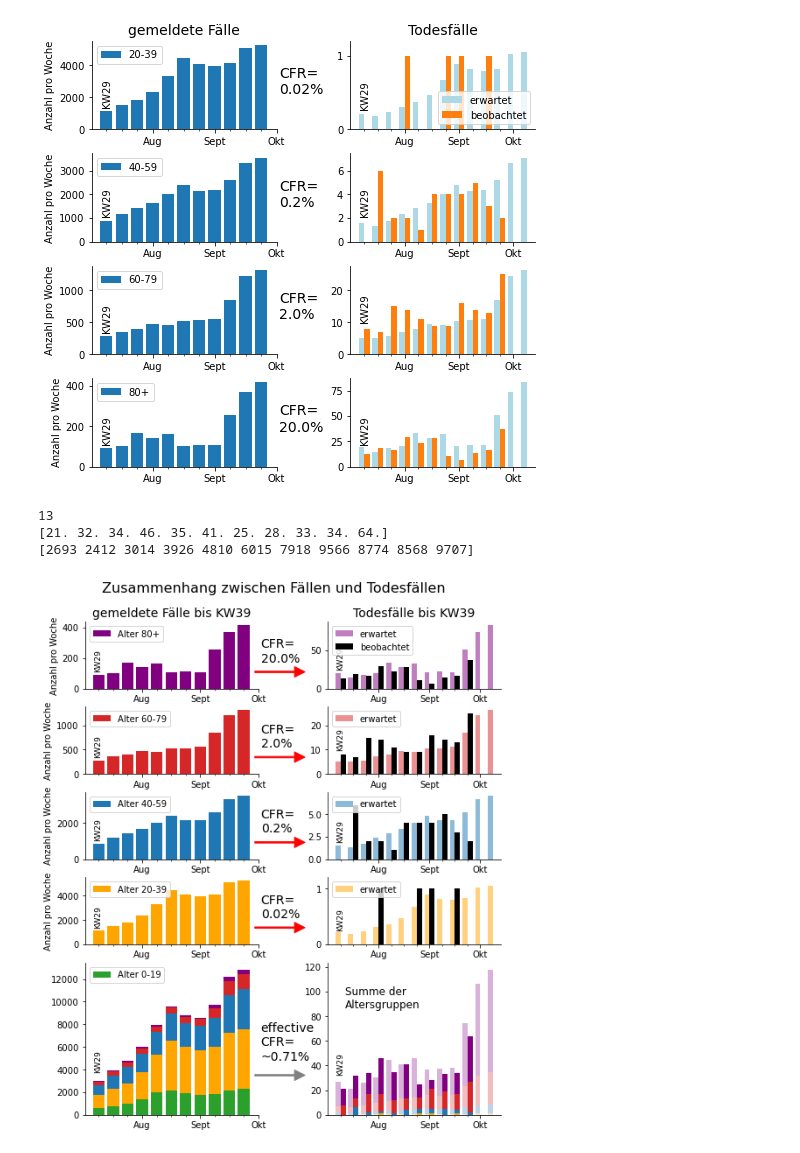
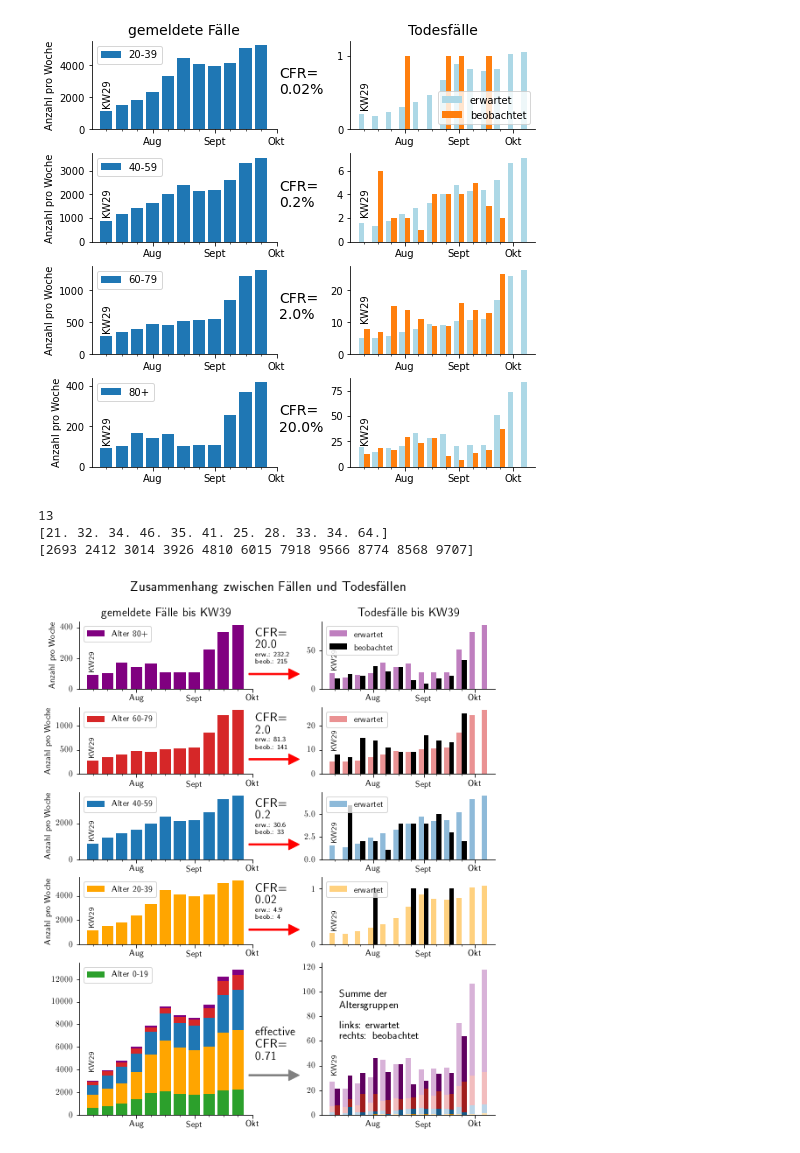
Before and after one commit to Priesemann-Group/covid19_research, a Jupyter notebook: SurvStat_RKI/notebooks/CFR_Graph.ipynb, the cells around one changed output. Drawn from its saved outputs; the diff is of its cells as text; code cells hidden in the pictures.

```diff
--- a/SurvStat_RKI/notebooks/CFR_Graph.ipynb
+++ b/SurvStat_RKI/notebooks/CFR_Graph.ipynb
@@ -264,8 +264,11 @@ for i,ab in enumerate(age_brackets[1:]):
     if i == 0:
         bx.set_ylim([0,1.2])
         bx.set_yticks([0,1])
-    ax.text(1.015,0.4,f"CFR=\n{cfr[ab]*100}%",transform=ax.transAxes,rotation=0,size=14)
-    ax.annotate("",xy=(1.27,.25),xytext=(.98,.25),xycoords='axes fraction', arrowprops=dict( color='red',width=1.5))
+    ax.text(1.015,0.6,f"CFR=\n{cfr[ab]*100}%",transform=ax.transAxes,rotation=0,size=14)
+    erw = np.sum(cases_by_ab[ab][:-3])*cfr[ab]
+    ax.text(1.015,0.38,"erw.: %.1f\nbeob.: %d"%(erw,np.sum(deaths_by_ab[ab][2:])),transform=ax.transAxes,size=8)
+
+    ax.annotate("",xy=(1.27,.22),xytext=(.98,.22),xycoords='axes fraction', arrowprops=dict( color='red',width=1.5))
 
     ax.legend(loc="upper left")
 
@@ -276,34 +279,36 @@ for i,ab in enumerate(age_brackets[1:]):
         bx.set_title("Todesfälle bis KW39",size=14)
     ax.set_ylabel("Anzahl pro Woche")
 
 cx.legend()
 dx.text(.1,.7,"Summe der\nAltersgruppen",transform=dx.transAxes,size=12)
+dx.text(.1,.5,"links: erwartet\nrechts: beobachtet",transform=dx.transAxes,size=12)
 fig.suptitle("Zusammenhang zwischen Fällen und Todesfällen",size=16)
 
 print(last_d[2:])
 print(last_c[:-2])
 
 s = "%.2f"%(100*np.mean(last_d[2:]/last_c[:-2]))
 cx.text(1.015,0.36,f"effective\nCFR=\n~"+s+"%",transform=cx.transAxes,rotation=0,size=14)
 cx.annotate("",xy=(1.27,.26),xytext=(.98,.26),xycoords='axes fraction', arrowprops=dict( color='grey',width=1.5))
 
+dx.bar(np.arange(len(deaths_by_age[ag])-2)+.2+29,last_d[2:],width=.4,color="black",label="beobachtet",alpha=0.25)
 
 for tx in txs:
 
     tx.spines['top'].set_visible(False)
     tx.spines['right'].set_visible(False)
 
     tx.set_xticks([32,36,40])
     tx.set_xticks(range(29,41),minor=True)
     tx.set_xticklabels(["Aug","Sept","Okt"])
 
 fig.savefig("AgeCfrEstimatedDeathsStack.pdf")
 fig.savefig("AgeCfrEstimatedDeathsStack.png",dpi=300)
 # %% [output]
 13
 [21. 32. 34. 46. 35. 41. 25. 28. 33. 34. 64.]
 [2693 2412 3014 3926 4810 6015 7918 9566 8774 8568 9707]
-[figure, old version]
+[figure, new version]
 # %%
 fig = plt.figure(figsize=(7.5,9))
 fig.subplots_adjust(wspace=0.4,hspace=0.27,left=0.1,right=0.98,top=0.91,bottom=0.04)
```
Also changed, not shown: parts of 2 cells of this notebook, 3 other files.
